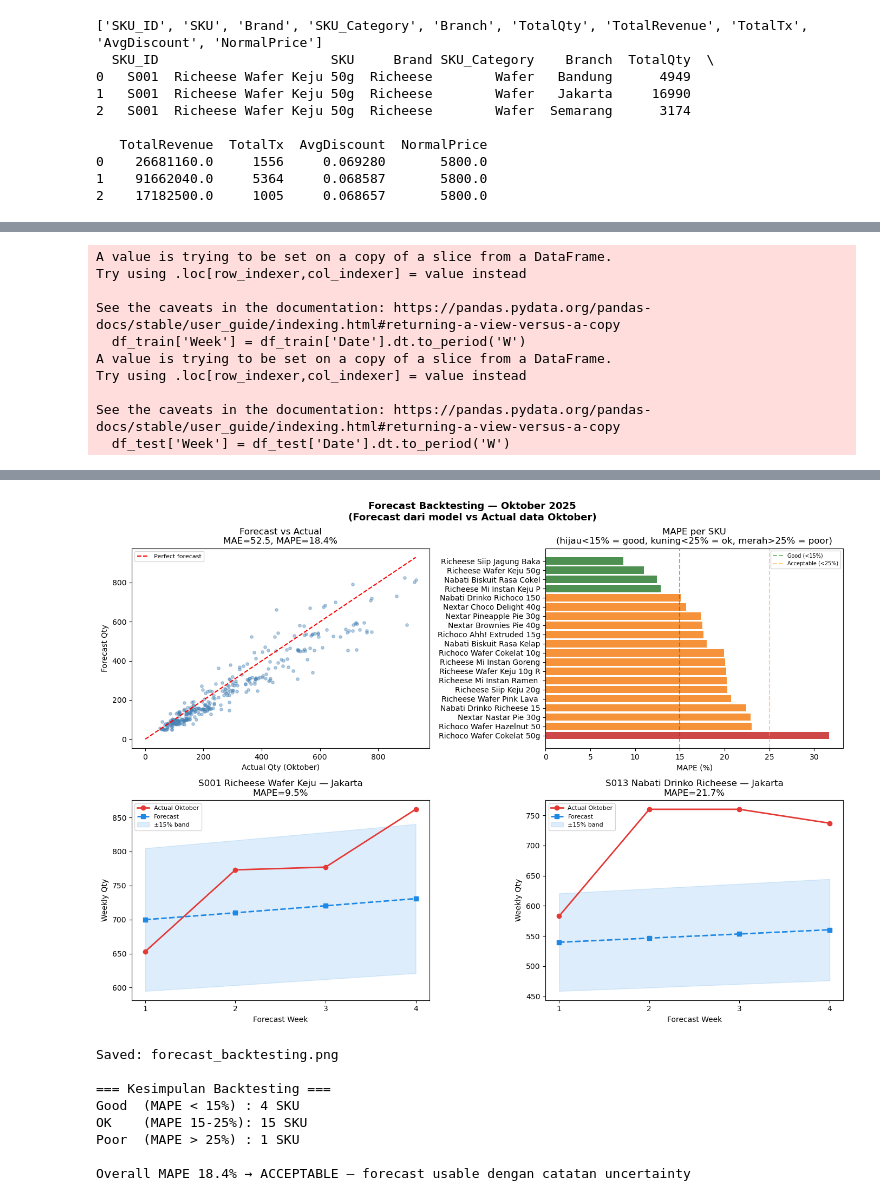
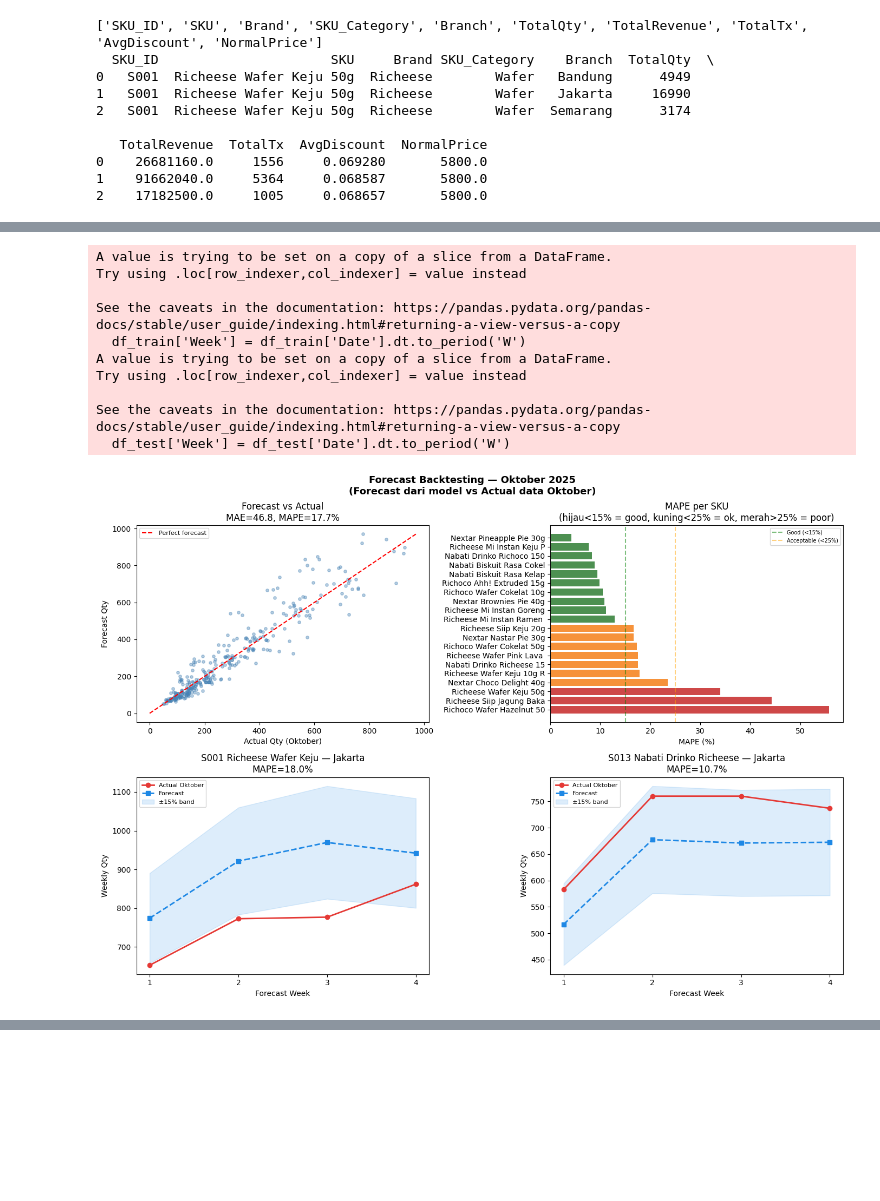
Before and after one commit to erlmf/capstone-project, a Jupyter notebook: generate_new_data_v4_fix.ipynb, the cells around one changed output, grey strips where cells are left out. Cells and saved outputs as stored; diff of their text form; code cells hidden in the pictures; blank space fills up the shorter version.

Commit message:
xgboost

```diff
--- a/generate_new_data_v4_fix.ipynb
+++ b/generate_new_data_v4_fix.ipynb
@@ -871,3 +654,15 @@ print(ov.head(3))
+# %%
+forecast_df = forecast_df.sort_values(
+    ['SKU_ID','Branch','Week']
+)
+
+forecast_df['ForecastWeek'] = (
+    forecast_df
+    .groupby(['SKU_ID','Branch'])
+    .cumcount() + 1
+)
+
+forecast_df['Method'] = 'xgboost'
 # %%
 import pandas as pd
 import numpy as np
@@ -875,8 +670,8 @@ from sklearn.linear_model import LinearRegression
 from sklearn.metrics import mean_absolute_error, mean_absolute_percentage_error
 import matplotlib.pyplot as plt
 
-df1 = pd.read_csv('transaction_1_v4.csv')
-df2 = pd.read_csv('transaction_2_v4.csv')
+df1 = pd.read_csv('data/transaction_1_v4.csv')
+df2 = pd.read_csv('data/transaction_2_v4.csv')
 df  = pd.concat([df1, df2], ignore_index=True)
 df['Date'] = pd.to_datetime(df['DateTime']).dt.date
 df['Date'] = pd.to_datetime(df['Date'])
@@ -914,55 +709,6 @@ weekly_test = weekly_test[weekly_test['ForecastWeek'] <= 4]
 
 print(f"\nOktober weeks available per SKU:")
 print(weekly_test.groupby('SKU_ID')['ForecastWeek'].max().value_counts())
-
-# ── Re-run forecast dari train data ──────────────────────────────────────────
-forecast_results = []
-
-for sku_id in weekly_train['SKU_ID'].unique():
-    for branch in weekly_train['Branch'].unique():
-        sub = (weekly_train[(weekly_train['SKU_ID']==sku_id) &
-                            (weekly_train['Branch']==branch)]
-               .sort_values('WeekNum'))
-
-        if len(sub) < 8:
-            continue
-
-        X = sub['WeekNum'].values.reshape(-1,1)
-        y = sub['WeeklyQty'].values
-
-        model = LinearRegression().fit(X, y)
-        y_pred = model.predict(X)
-
-        ss_res = np.sum((y - y_pred)**2)
-        ss_tot = np.sum((y - y.mean())**2)
-        r2     = 1 - ss_res/ss_tot if ss_tot > 0 else 0
-
-        slope        = model.coef_[0]
-        rolling_mean = sub['WeeklyQty'].tail(4).mean()
-        last_week    = sub['WeekNum'].max()
-        use_linear   = (r2 > 0.3 and abs(slope) < 100)
-
-        for fw in range(1, 5):
-            if use_linear:
-                base_fc = max(model.predict([[last_week + fw]])[0], 0)
-                method  = 'linear_trend'
-            else:
-                growth_rate = np.clip(
-                    slope / rolling_mean if rolling_mean > 0 else 0,
-                    -0.05, 0.05)
-                base_fc = max(rolling_mean * (1 + growth_rate)**fw, 0)
-                method  = 'trend_rolling_mean'
-
-            forecast_results.append({
-                'SKU_ID':        sku_id,
-                'Branch':        branch,
-                'ForecastWeek':  fw,
-                'ForecastQty':   round(base_fc, 1),
-                'Method':        method,
-                'Trend_R2':      round(r2, 4),
-            })
-
-forecast_df = pd.DataFrame(forecast_results)
 
 # ── Gabungkan forecast vs actual ─────────────────────────────────────────────
 comparison = (weekly_test[['SKU_ID','Branch','ForecastWeek','ActualQty']]
@@ -1104,10 +865,11 @@ Test : 2025-10-01 → 2025-10-30 (33,821 rows)
 A value is trying to be set on a copy of a slice from a DataFrame.
 Try using .loc[row_indexer,col_indexer] = value instead
 
 See the caveats in the documentation: https://pandas.pydata.org/pandas-docs/stable/user_guide/indexing.html#returning-a-view-versus-a-copy
   df_train['Week'] = df_train['Date'].dt.to_period('W')
 A value is trying to be set on a copy of a slice from a DataFrame.
 Try using .loc[row_indexer,col_indexer] = value instead
 
 See the caveats in the documentation: https://pandas.pydata.org/pandas-docs/stable/user_guide/indexing.html#returning-a-view-versus-a-copy
   df_test['Week'] = df_test['Date'].dt.to_period('W')
+[figure, new version]
@@ -1131,9 +883,0 @@ Interpretasi: rata-rata forecast meleset 18.4% dari actual
-[figure, old version]
-Saved: forecast_backtesting.png
-
-=== Kesimpulan Backtesting ===
-Good  (MAPE < 15%) : 4 SKU
-OK    (MAPE 15-25%): 15 SKU
-Poor  (MAPE > 25%) : 1 SKU
-
-Overall MAPE 18.4% → ACCEPTABLE — forecast usable dengan catatan uncertainty
```
Also changed, not shown: parts of 14 cells of this notebook, 6 other files.
